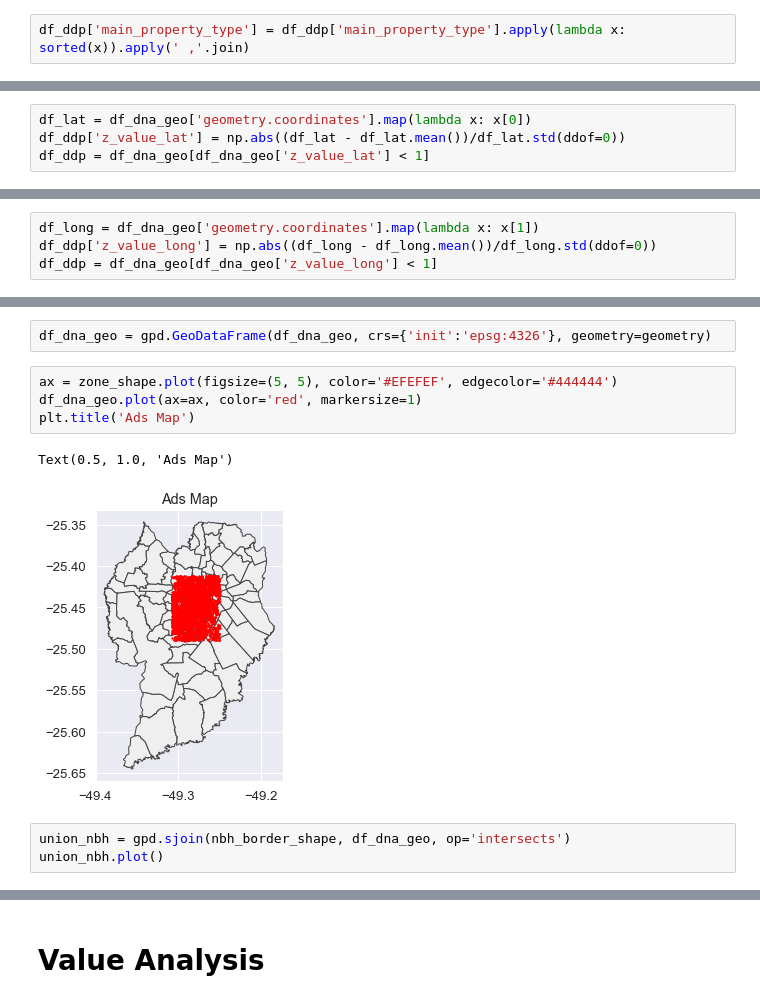
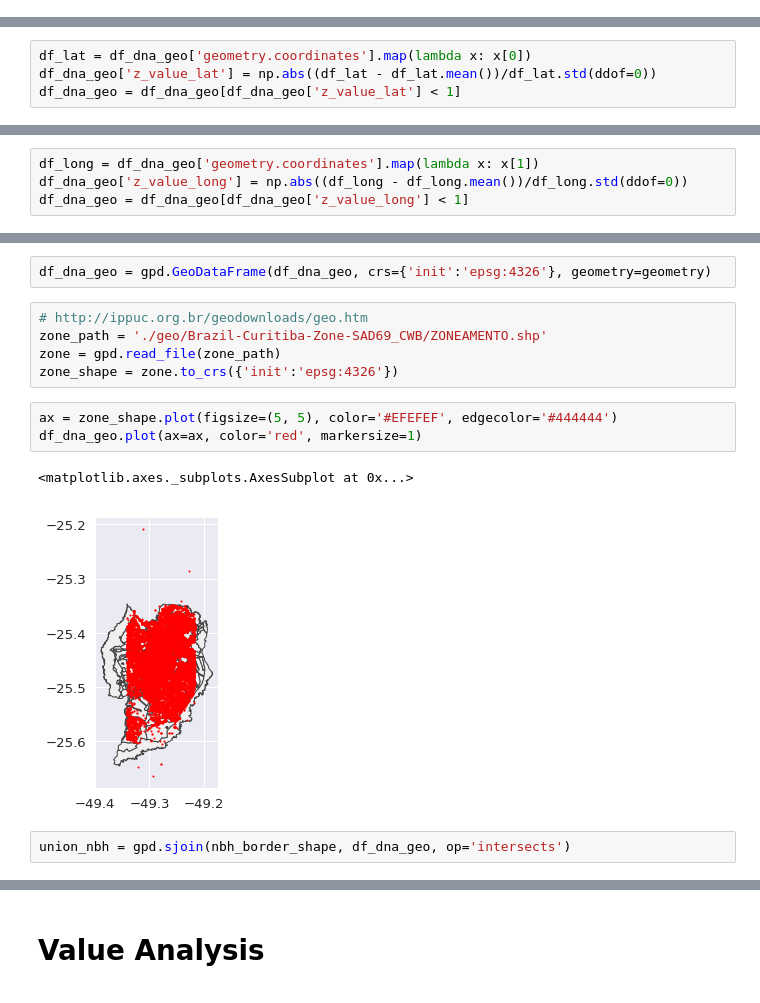
Before and after one commit to nuttheguitar/realties_datasprints, a Jupyter notebook: EDA.ipynb, the cells around one changed output, grey strips where cells are left out. Saved outputs shown, nothing was run; the diff lists cells and outputs as text.

```diff
--- a/EDA.ipynb
+++ b/EDA.ipynb
@@ -234,5 +355,3 @@ Try using .loc[row_indexer,col_indexer] = value instead
 
 See the caveats in the documentation: http://pandas.pydata.org/pandas-docs/stable/indexing.html#indexing-view-versus-copy
   """Entry point for launching an IPython kernel.
-# %%
-df_ddp['main_property_type'] = df_ddp['main_property_type'].apply(lambda x: sorted(x)).apply(' ,'.join)
@@ -278,7 +410,7 @@ ax.set(xlabel='ads count')
 # %%
 df_lat = df_dna_geo['geometry.coordinates'].map(lambda x: x[0])
-df_ddp['z_value_lat'] = np.abs((df_lat - df_lat.mean())/df_lat.std(ddof=0))
-df_ddp = df_dna_geo[df_dna_geo['z_value_lat'] < 1]
+df_dna_geo['z_value_lat'] = np.abs((df_lat - df_lat.mean())/df_lat.std(ddof=0))
+df_dna_geo = df_dna_geo[df_dna_geo['z_value_lat'] < 1]
 # %% [output]
 A value is trying to be set on a copy of a slice from a DataFrame.
 Try using .loc[row_indexer,col_indexer] = value instead
@@ -286,5 +418,5 @@ Try using .loc[row_indexer,col_indexer] = value instead
 See the caveats in the documentation: http://pandas.pydata.org/pandas-docs/stable/indexing.html#indexing-view-versus-copy
 # %%
 df_long = df_dna_geo['geometry.coordinates'].map(lambda x: x[1])
-df_ddp['z_value_long'] = np.abs((df_long - df_long.mean())/df_long.std(ddof=0))
-df_ddp = df_dna_geo[df_dna_geo['z_value_long'] < 1]
+df_dna_geo['z_value_long'] = np.abs((df_long - df_long.mean())/df_long.std(ddof=0))
+df_dna_geo = df_dna_geo[df_dna_geo['z_value_long'] < 1]
@@ -337,14 +485,17 @@ df_dna_geo = df_ddp.dropna(subset=['geometry.coordinates'], axis=0)
 geometry = [Point(xy) for xy in zip(df_dna_geo['geometry.coordinates'].map(lambda x: x[0]), df_dna_geo['geometry.coordinates'].map(lambda x: x[1]))]
 # %%
 df_dna_geo = gpd.GeoDataFrame(df_dna_geo, crs={'init':'epsg:4326'}, geometry=geometry)
+# %%
+# http://ippuc.org.br/geodownloads/geo.htm
+zone_path = './geo/Brazil-Curitiba-Zone-SAD69_CWB/ZONEAMENTO.shp'
+zone = gpd.read_file(zone_path)
+zone_shape = zone.to_crs({'init':'epsg:4326'})
 # %%
 ax = zone_shape.plot(figsize=(5, 5), color='#EFEFEF', edgecolor='#444444')
 df_dna_geo.plot(ax=ax, color='red', markersize=1)
-plt.title('Ads Map')
 # %% [output]
-Text(0.5, 1.0, 'Ads Map')
+<matplotlib.axes._subplots.AxesSubplot at 0x...>
-[figure, old version]
+[figure, new version]
 # %%
 union_nbh = gpd.sjoin(nbh_border_shape, df_dna_geo, op='intersects')
-union_nbh.plot()
 # %%
```
Also changed, not shown: parts of 93 cells of this notebook, 2 other files.
